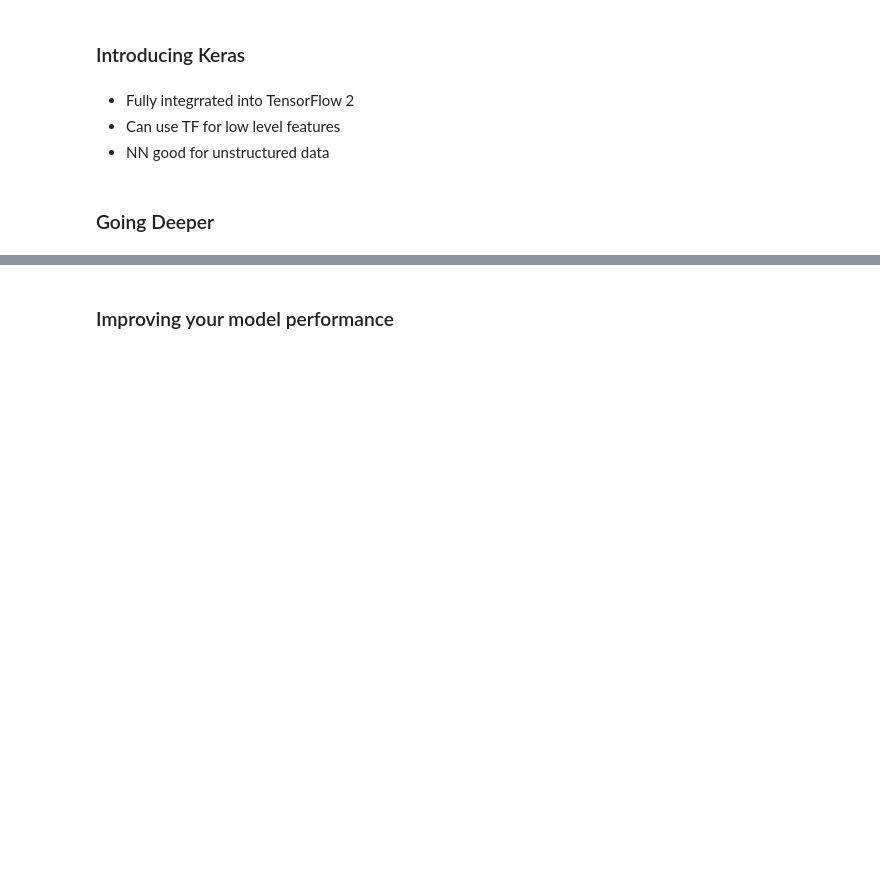
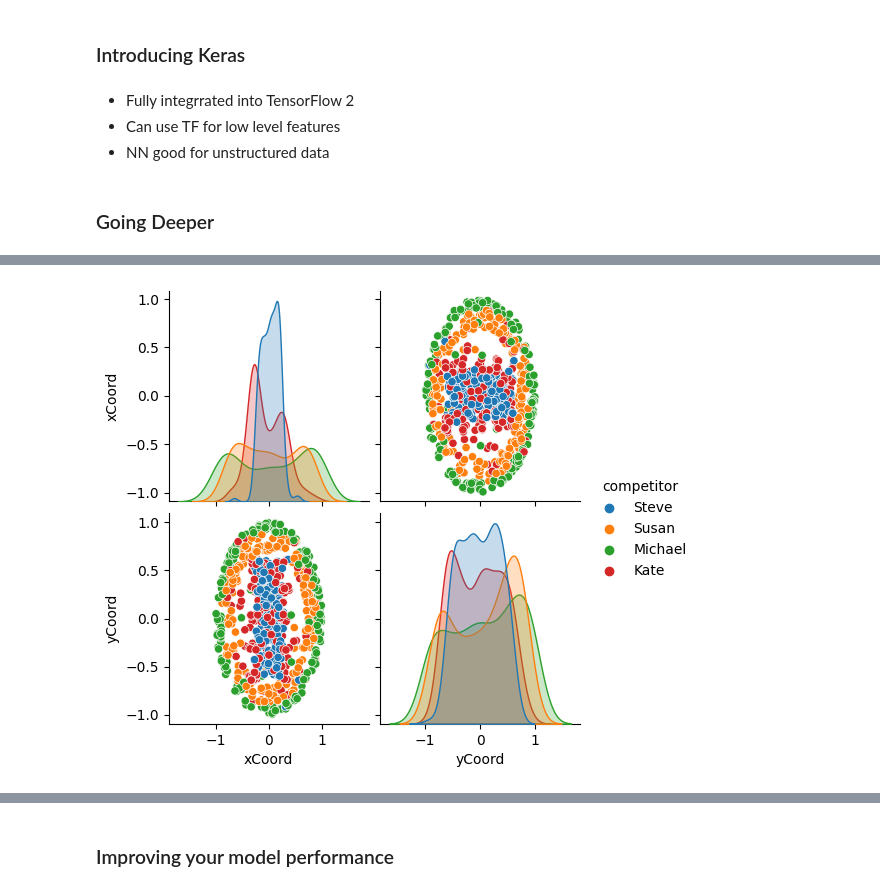
Before and after one commit to luislerma5593/Learning, a Jupyter notebook: Python/Deep_Learning.ipynb, the cells around one changed output, grey strips where cells are left out. Cells and saved outputs as stored; diff of their text form; code cells hidden in the pictures; blank space fills up the shorter version.

```diff
--- a/Python/Deep_Learning.ipynb
+++ b/Python/Deep_Learning.ipynb
@@ -1494,0 +1561,5 @@ ValueError: Feature image is not in features dictionary.
+# %%
+path = r'C:\Users\LLerma\Documents\GitHub\Learning\Datasets'
+
+darts = pd.read_csv(path + r'\darts.csv')
+darts.head()
@@ -1494,0 +1639,8 @@ ValueError: Feature image is not in features dictionary.
+# %%
+# Use pairplot and set the hue to be our class column
+sns.pairplot(darts, hue='competitor')
+
+# Show the plot
+plt.show()
+# %% [output]
+[figure, added]
```
Also changed, not shown: parts of 44 cells of this notebook, 8 other files.
